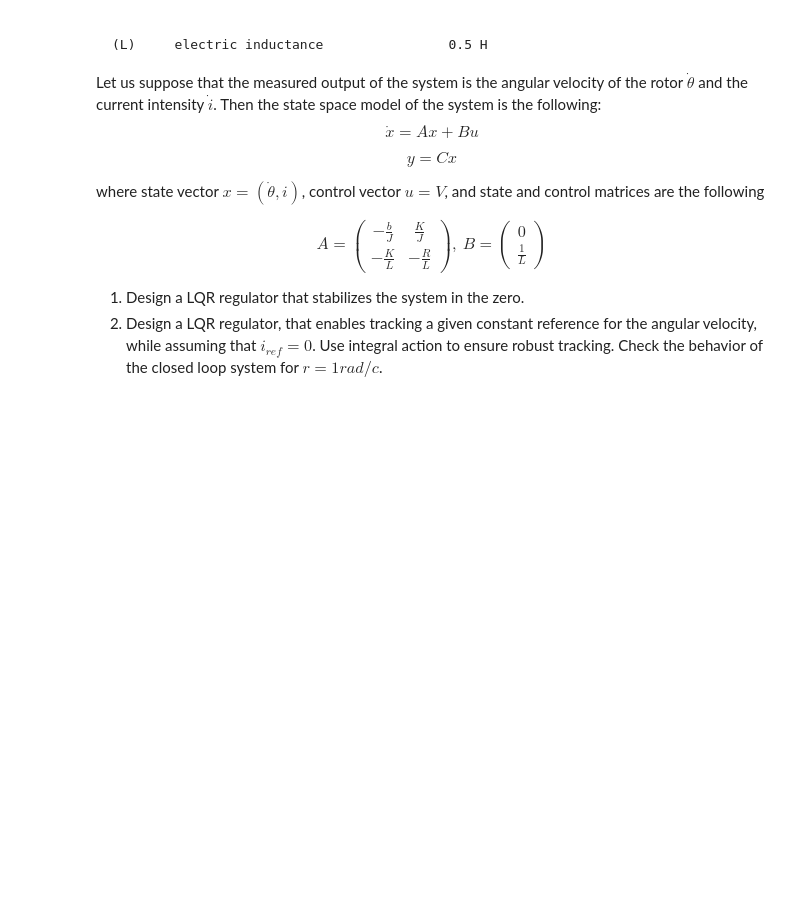
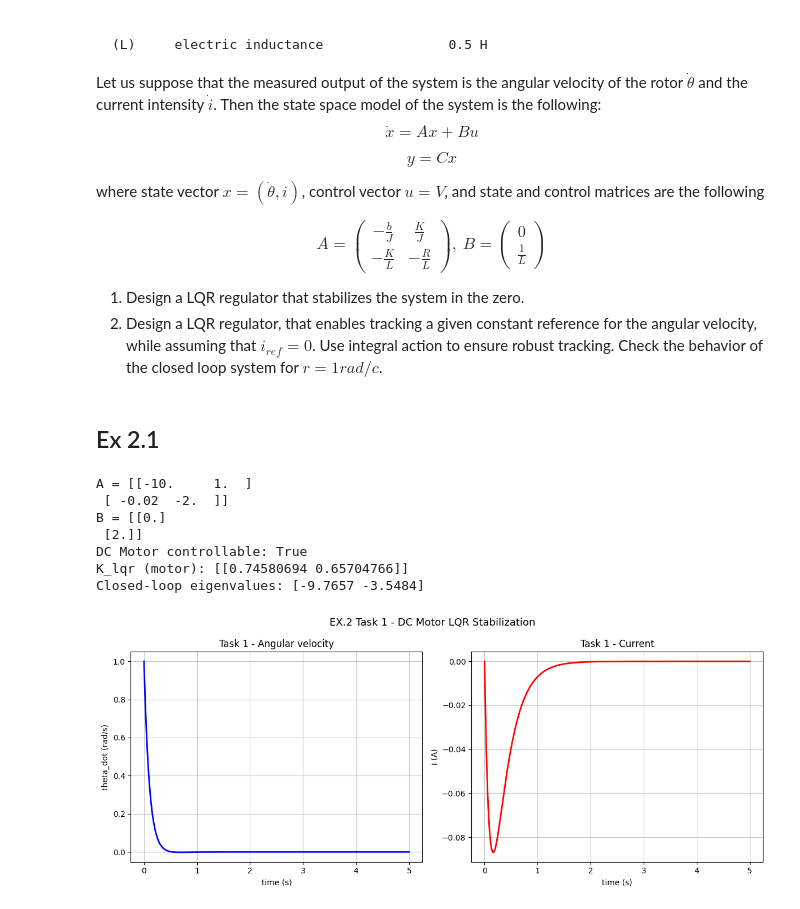
Before and after one commit to FBI-openup/CT_Control-theory, a Jupyter notebook: ZHANG Boyuan_TP4.ipynb, the cells around one changed output. Drawn from its saved outputs; the diff is of its cells as text; code cells hidden in the pictures; blank space fills up the shorter version.

```diff
--- a/ZHANG Boyuan_TP4.ipynb
+++ b/ZHANG Boyuan_TP4.ipynb
@@ -432,3 +432,63 @@ $$ A = \begin{pmatrix} -\frac{b}{J}&\frac{K}{J}\\ -\frac{K}{L}&-\frac{R}{L}\end{
 
 1. Design a LQR regulator that stabilizes the system in the zero.
 2. Design a LQR regulator, that enables tracking a given constant reference for the angular velocity, while assuming that $i_{ref} = 0$. Use integral action to ensure robust tracking. Check the behavior of the closed loop system for $r = 1 rad/c$.
+# %% [markdown]
+## Ex 2.1
+# %%
+J  = 0.01
+b_m = 0.1
+K_e = 0.01
+R_m = 1.0
+L   = 0.5
+
+A_m = np.array([[-b_m/J,  K_e/J],
+                [-K_e/L,  -R_m/L]])
+B_m = np.array([[0   ],
+                [1/L ]])
+
+print("A =", A_m)
+print("B =", B_m)
+
+Co_m = ctr.ctrb(A_m, B_m)
+print("DC Motor controllable:", np.linalg.matrix_rank(Co_m) == A_m.shape[0])
+
+Q_m = np.diag([100, 1])
+R_m2 = np.array([[1]])
+K_m, _, E_m = ctr.lqr(A_m, B_m, Q_m, R_m2)
+print("K_lqr (motor):", K_m)
+print("Closed-loop eigenvalues:", np.round(E_m, 4))
+
+T_m = np.linspace(0, 5, 1000)
+x0_m = np.array([1.0, 0.0])
+
+def motor_cl(x, t, A, B, K):
+    u = -K @ x
+    return (A @ x + B @ u).flatten()
+
+sol_m = odeint(motor_cl, x0_m, T_m, args=(A_m, B_m, K_m))
+
+fig, (ax1, ax2) = plt.subplots(1, 2, figsize=(12, 5))
+ax1.plot(T_m, sol_m[:, 0], 'b', linewidth=2)
+ax1.set_title('Task 1 - Angular velocity')
+ax1.set_xlabel('time (s)')
+ax1.set_ylabel('theta_dot (rad/s)')
+ax1.grid(True, alpha=0.7)
+
+ax2.plot(T_m, sol_m[:, 1], 'r', linewidth=2)
+ax2.set_title('Task 1 - Current')
+ax2.set_xlabel('time (s)')
+ax2.set_ylabel('i (A)')
+ax2.grid(True, alpha=0.7)
+
+plt.suptitle('EX.2 Task 1 - DC Motor LQR Stabilization', fontsize=13)
+plt.tight_layout()
+plt.show()
+# %% [output]
+A = [[-10.     1.  ]
+ [ -0.02  -2.  ]]
+B = [[0.]
+ [2.]]
+DC Motor controllable: True
+K_lqr (motor): [[0.74580694 0.65704766]]
+Closed-loop eigenvalues: [-9.7657 -3.5484]
+[figure, added]
```
Also changed, not shown: parts of 3 cells of this notebook.
